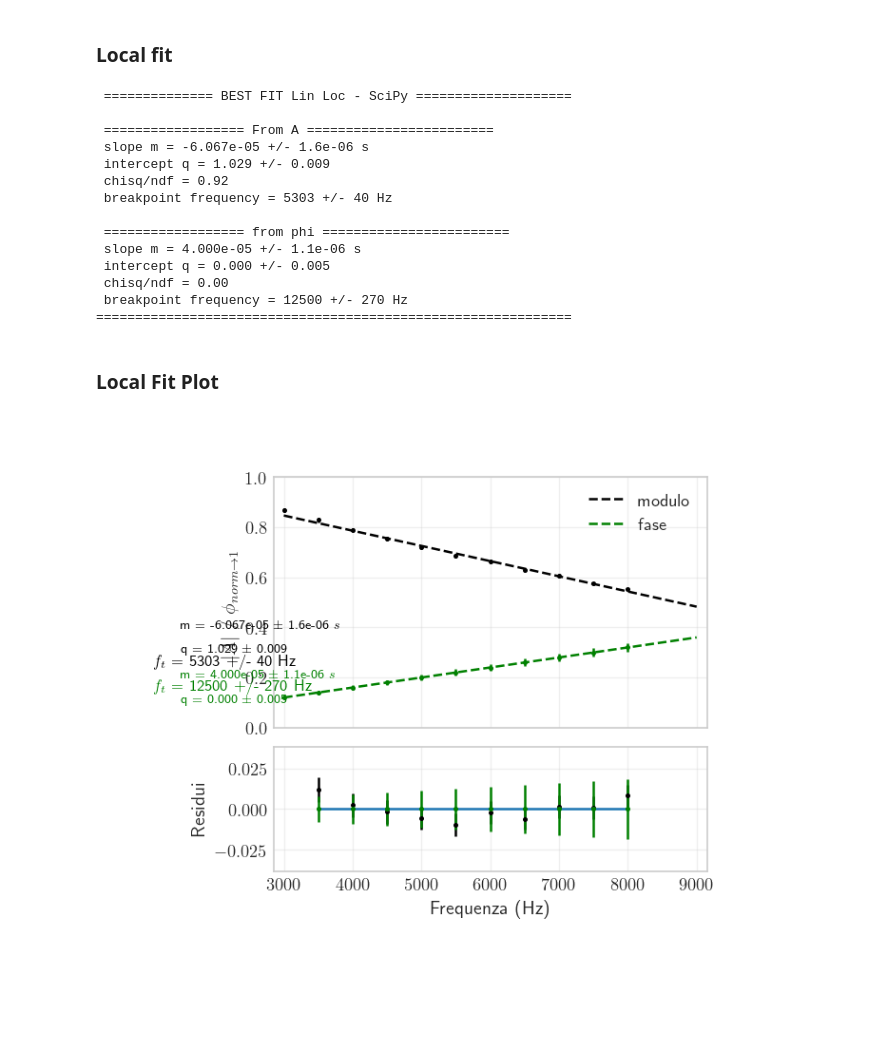
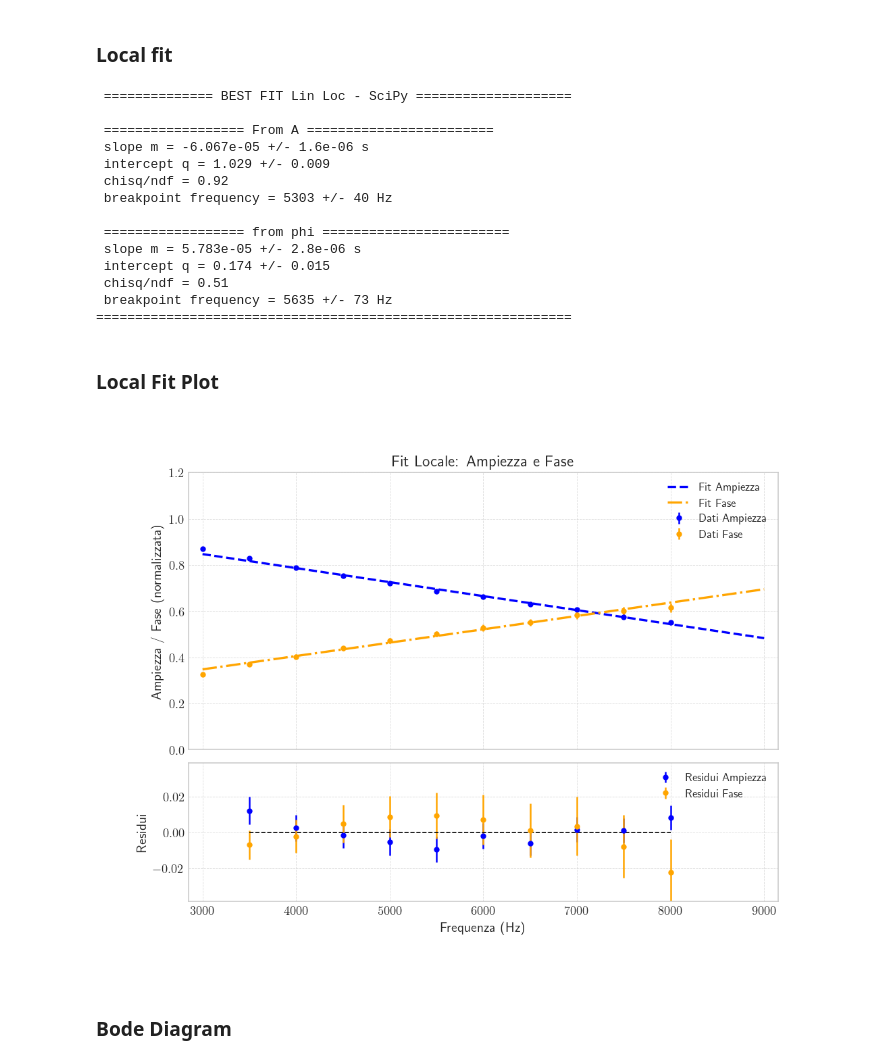
Before and after one commit to bagnolino/PhysicsLab, a Jupyter notebook: RC_freq/code/RC_freq_analysis.ipynb, the cells around one changed output. Cells and saved outputs as stored; diff of their text form; code cells hidden in the pictures; blank space fills up the shorter version.

```diff
--- a/RC_freq/code/RC_freq_analysis.ipynb
+++ b/RC_freq/code/RC_freq_analysis.ipynb
@@ -38,8 +38,8 @@ project_name = "RC_freq"
 data = np.genfromtxt(f'../input/{project_name}.csv', delimiter=';', skip_header=1)
 f_data , Vin_data, Vout_data , Vfs_data, t_data, tfs_data = data.T
 A_data = Vout_data / Vin_data
-phi_data = 2*np.pi*f_data*np.array(tfs_data)*1e-6/(np.pi/2.) # norm to 1
+phi_data = 2*np.pi*f_data*np.array(t_data)*1e-6/(np.pi/2.) # norm to 1
 phi_fs = 2*np.pi*f_data*np.array(tfs_data)*1e-6/(np.pi/2.)
-for x, y in tuple(zip(f_data, A_data)):
-    print(f"f = {x:.2f} Hz, A = {y:.2f}")
+for x, y ,z in tuple(zip(f_data, A_data,phi_data)):
+    print(f"f = {x:.2f} Hz, A = {y:.2f}, phi = {z:.2f}")
 # %% [output]
@@ -164,40 +168,45 @@ print("=============================================================\n")
  breakpoint frequency = 5303 +/- 40 Hz
 
  ================== from phi ========================
- slope m = 4.000e-05 +/- 1.1e-06 s
- intercept q = 0.000 +/- 0.005
- chisq/ndf = 0.00
- breakpoint frequency = 12500 +/- 270 Hz
+ slope m = 5.783e-05 +/- 2.8e-06 s
+ intercept q = 0.174 +/- 0.015
+ chisq/ndf = 0.51
+ breakpoint frequency = 5635 +/- 73 Hz
 =============================================================
 # %% [markdown]
 ### Local Fit Plot
 # %%
+# Updated the plot to keep labels in Italian and remove results from the graph
 x_fit = np.linspace(f_min, f_max, 1000)
-fig, ax = plt.subplots(2, 1, figsize=(5, 4), sharex=True, constrained_layout=True, height_ratios=[2, 1])
-ax[0].plot(x_fit, fit_lin(x_fit, *popt_A), label='modulo', linestyle='--', color='black')
-ax[0].plot(x_fit, fit_lin(x_fit, *popt_phi), label='fase', linestyle='dashed', color='green')
-ax[0].errorbar(f_data, A_data, yerr=A_err, fmt='o', ms=2, color='black')  # , label=r'data'
-ax[0].errorbar(f_data, phi_data, yerr=phi_errL, fmt='o', ms=2, color='green')  # , label=r'data'
+fig, ax = plt.subplots(2, 1, figsize=(8, 6), sharex=True, constrained_layout=True, height_ratios=[2, 1])
+
+# Top plot: Data and fits
+ax[0].plot(x_fit, fit_lin(x_fit, *popt_A), label='Fit Ampiezza', linestyle='--', color='blue', linewidth=2)
+ax[0].plot(x_fit, fit_lin(x_fit, *popt_phi), label='Fit Fase', linestyle='-.', color='orange', linewidth=2)
+ax[0].errorbar(f_data, A_data, yerr=A_err, fmt='o', ms=4, color='blue', label='Dati Ampiezza')
+ax[0].errorbar(f_data, phi_data, yerr=phi_errL, fmt='o', ms=4, color='orange', label='Dati Fase')
 ax[0].set_xlim(f_min - 300 / 2, f_max + 300 / 2)
-ax[0].set_ylim(0, 1)
-ax[0].legend(loc='upper right')
-ax[0].set_ylabel(r'$\left|A\right|$ / $\phi_{norm \to 1}$')
-ax[0].text(1500, 0.4, r'm = {a:.3e} $\pm$ {b:.1e} $s$'.format(a=popt_A[0], b=perr_A[0]), size=8, color='black')
-ax[0].text(1500, 0.3, r'q = {c:.3f} $\pm$ {d:.3f}'.format(c=popt_A[1], d=perr_A[1]), size=8, color='black')
-ax[0].text(1500, 0.2, r'm = {a:.3e} $\pm$ {b:.1e} $s$'.format(a=popt_phi[0], b=perr_phi[0]), size=8, color='green')
-ax[0].text(1500, 0.1, r'q = {c:.3f} $\pm$ {d:.3f}'.format(c=popt_phi[1], d=perr_phi[1]), size=8, color='green')
+ax[0].set_ylim(0, 1.2)
+ax[0].legend(loc='upper right', fontsize=10)
+ax[0].set_ylabel(r'Ampiezza / Fase (normalizzata)', fontsize=12)
+ax[0].set_title('Fit Locale: Ampiezza e Fase', fontsize=14)
+ax[0].grid(True, which="both", linestyle='--', linewidth=0.5, alpha=0.7)
 
-ax[0].text(1100, 0.15, r'$f_t$ = {e:.0f} +/- {d:.0f} Hz'.format(e=ft_phi, d=err_ft_phi), size=10, color='green')
-ax[0].text(1100, 0.25, r'$f_t$ = {e:.0f} +/- {d:.0f} Hz'.format(e=ft_A, d=err_ft_A), size=10, color='black')
-
-ax[1].errorbar(x, residuA, yerr=y_err, fmt='o', label=r'modulo', ms=2, color='black')
-ax[1].errorbar(x, residuphi, yerr=z_err, fmt='o', label=r'fase ', ms=2, color='green')
+# Bottom plot: Residuals
+ax[1].errorbar(x, residuA, yerr=y_err, fmt='o', label='Residui Ampiezza', ms=4, color='blue')
+ax[1].errorbar(x, residuphi, yerr=z_err, fmt='o', label='Residui Fase', ms=4, color='orange')
 R_ylim = np.std(residuA) * 5 + np.max(y_err)
 ax[1].set_ylim([-1 * R_ylim, R_ylim])
-ax[1].set_ylabel(r'Residui')
-ax[1].set_xlabel(r'Frequenza (Hz)', loc='center')
-ax[1].plot(x, np.zeros(N))
+ax[1].set_ylabel('Residui', fontsize=12)
+ax[1].set_xlabel('Frequenza (Hz)', fontsize=12)
+ax[1].plot(x, np.zeros(N), linestyle='--', color='black', linewidth=1)
+ax[1].legend(fontsize=10)
+ax[1].grid(True, which="both", linestyle='--', linewidth=0.5, alpha=0.7)
 
-plt.savefig(f'../output/{project_name}_localfit.png')
+# Save the updated plot
+plt.savefig(f'../output/{project_name}_localfit.png', dpi=300)
+plt.show()
 # %% [output]
-[figure, old version]
+[figure, new version]
+# %% [markdown]
+### Bode Diagram
```
Also changed, not shown: parts of 11 cells of this notebook, 6 other files.
